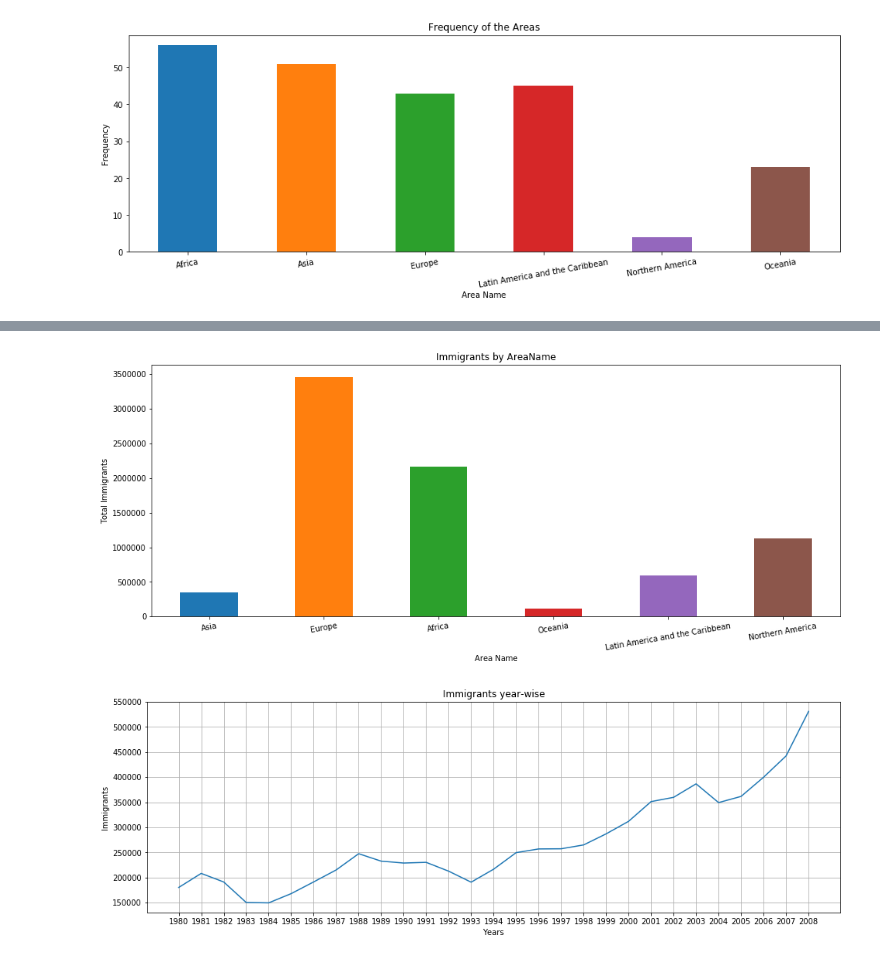
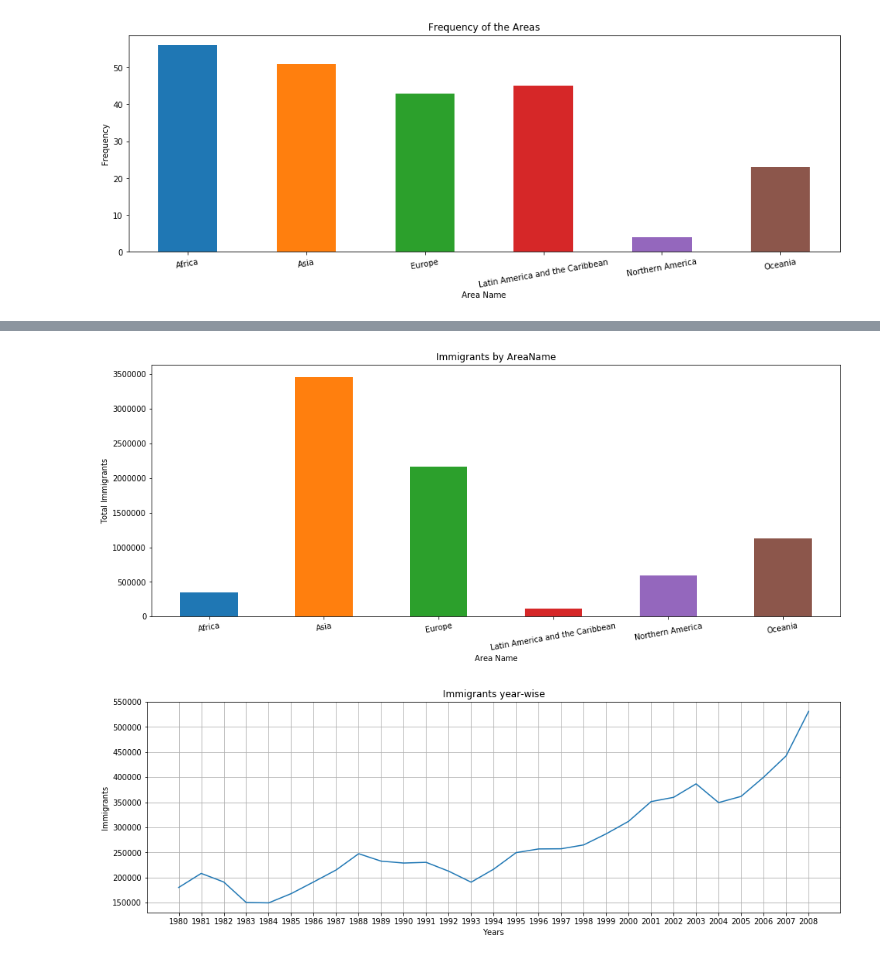
Before and after one commit to leangaurav/dsc_weekday_1, a Jupyter notebook: Assignments/Ronith_Raj/AustraliaImmigrantsMatplotlib.ipynb, the cells around one changed output, grey strips where cells are left out. Drawn from its saved outputs; the diff is of its cells as text; code cells hidden in the pictures.

```diff
--- a/Assignments/Ronith_Raj/AustraliaImmigrantsMatplotlib.ipynb
+++ b/Assignments/Ronith_Raj/AustraliaImmigrantsMatplotlib.ipynb
@@ -55,18 +66,18 @@ plt.show()
 # %%
 # Find total immigrants from each category by area name and plot barchart for each area
 area_name = aus.groupby(['AreaName'],as_index=False).sum()
 plt.figure(figsize=(16,6))
 ax = area_name.Total.plot(kind = 'bar')
 lab = ax.get_xticklabels()
-lab = aus.AreaName.unique()
+lab = area_name.AreaName
 ax.set_xticklabels(lab)
 plt.xticks(rotation=10)
 plt.ylabel('Total Immigrants')
 plt.xlabel('Area Name')
 plt.title('Immigrants by AreaName')
 plt.show()
 # %% [output]
-[figure, old version]
+[figure, new version]
 # %%
 # Plot total immigration trend(immigration of world over the years i.e. year vs Total count for that year) using line plot.
 years = aus.columns[4:len(aus.columns)-1]
```
Also changed, not shown: parts of 1 cell of this notebook.
